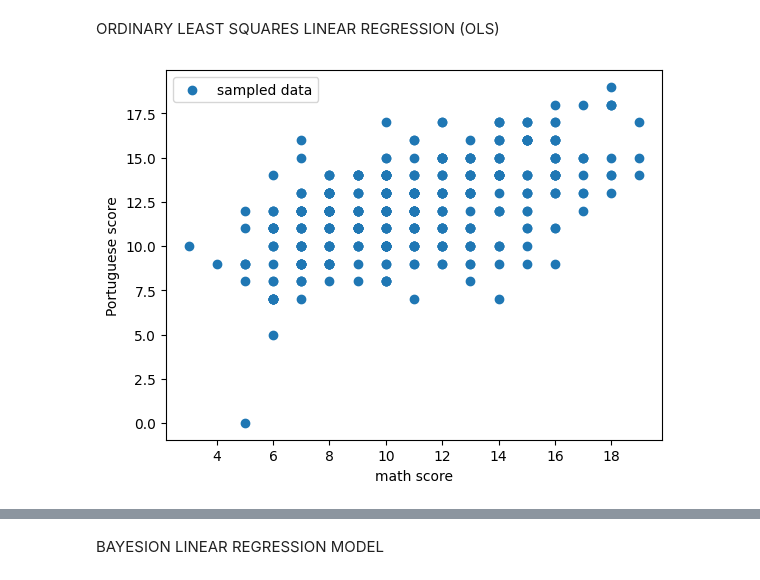
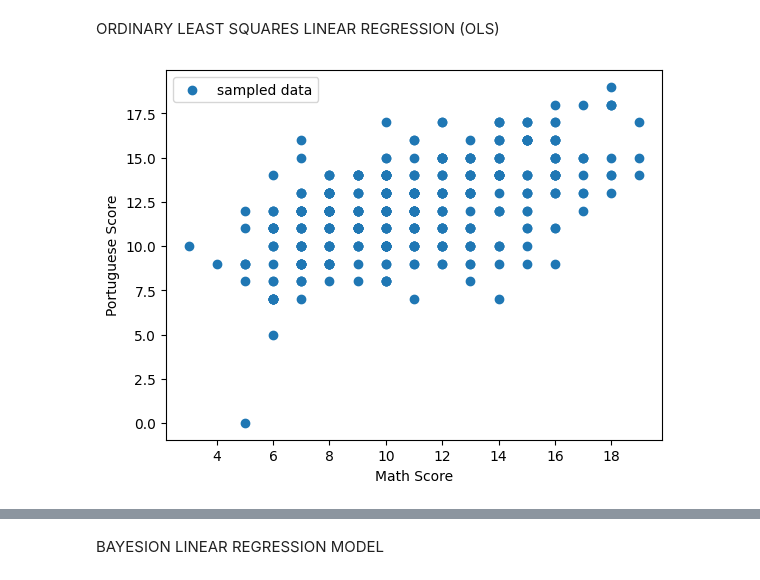
Before and after one commit to imoore99/Bayes, a Jupyter notebook: Linear Regression/bayesian_linear_regression.ipynb, the cells around one changed output, grey strips where cells are left out. Saved outputs shown, nothing was run; the diff lists cells and outputs as text; code cells hidden in the pictures.

```diff
--- a/Linear Regression/bayesian_linear_regression.ipynb
+++ b/Linear Regression/bayesian_linear_regression.ipynb
@@ -29,10 +20,10 @@ por = df['por']
 # %% [markdown]
 ORDINARY LEAST SQUARES LINEAR REGRESSION (OLS)
 # %%
-plt.scatter(mat, por, label="sampled data")
-plt.xlabel("math score")
-plt.ylabel("Portuguese score")
-plt.legend(loc=0)
-plt.show()
+#scatter plot function for future use
+def scat_plot(x, y, x_label, y_label):
+    plt.scatter(x, y, label="sampled data")
+    plt.xlabel(x_label)
+    plt.ylabel(y_label)
+    plt.legend(loc=0)
+    plt.show()
-# %% [output]
-[figure, removed]
@@ -41 +30,12 @@ mat, por = df["mat"].values, df["por"].values
+# %%
+#Plot functions
+x = df['mat']
+y = df['por']
+x_label = "Math Score"
+y_label = "Portuguese Score"
+
+#scatter of data
+scat_plot(x, y, x_label, y_label)
+# %% [output]
+[figure, added]
 # %%
```
Also changed, not shown: parts of 26 cells of this notebook.
